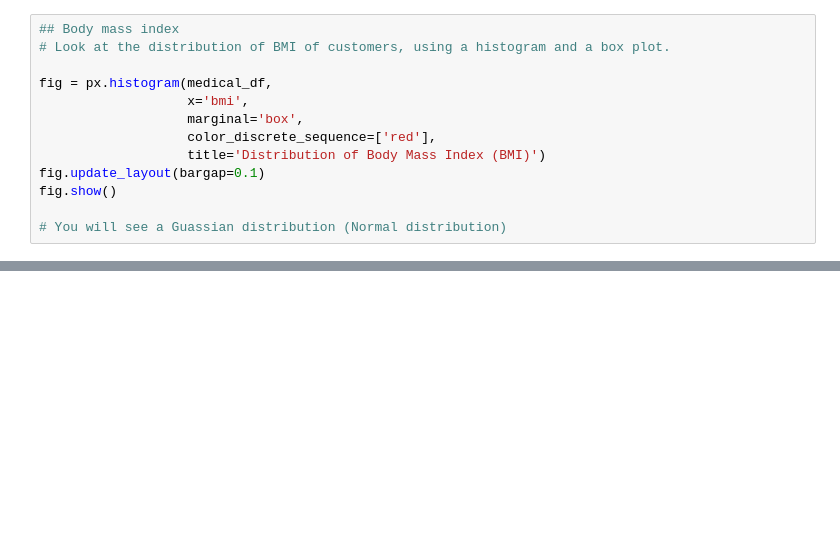
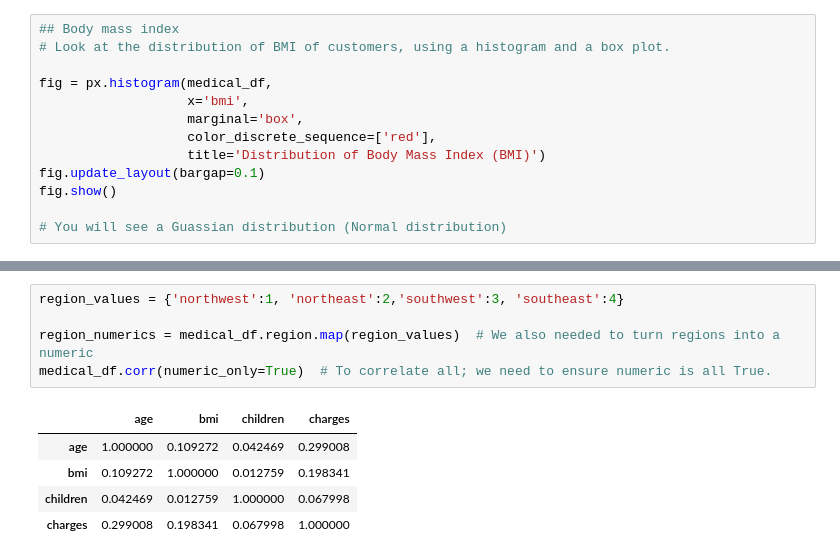
Before and after one commit to LeeBoy-Hmong/MachineLearning, a Jupyter notebook: LinearRegression.ipynb, the cells around one changed output, grey strips where cells are left out. Drawn from its saved outputs; the diff is of its cells as text; blank space fills up the shorter version.

```diff
--- a/LinearRegression.ipynb
+++ b/LinearRegression.ipynb
@@ -92,0 +197,11 @@ fig.show()
+# %%
+region_values = {'northwest':1, 'northeast':2,'southwest':3, 'southeast':4}
+
+region_numerics = medical_df.region.map(region_values)  # We also needed to turn regions into a numeric
+medical_df.corr(numeric_only=True)  # To correlate all; we need to ensure numeric is all True.
+# %% [output]
+|  | age | bmi | children | charges |
+| age | 1.000000 | 0.109272 | 0.042469 | 0.299008 |
+| bmi | 0.109272 | 1.000000 | 0.012759 | 0.198341 |
+| children | 0.042469 | 0.012759 | 1.000000 | 0.067998 |
+| charges | 0.299008 | 0.198341 | 0.067998 | 1.000000 |
```
Also changed, not shown: parts of 10 cells of this notebook.
